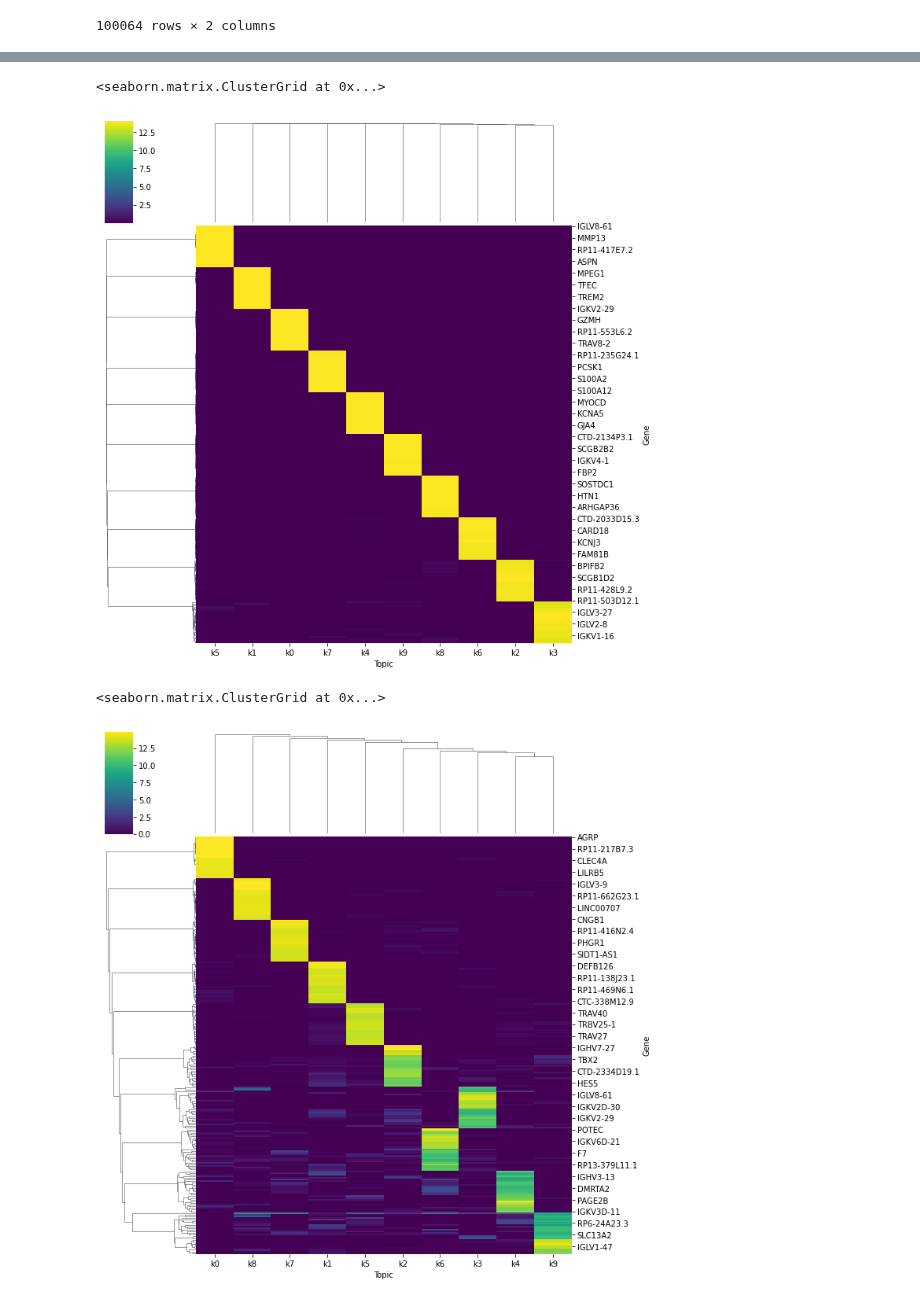
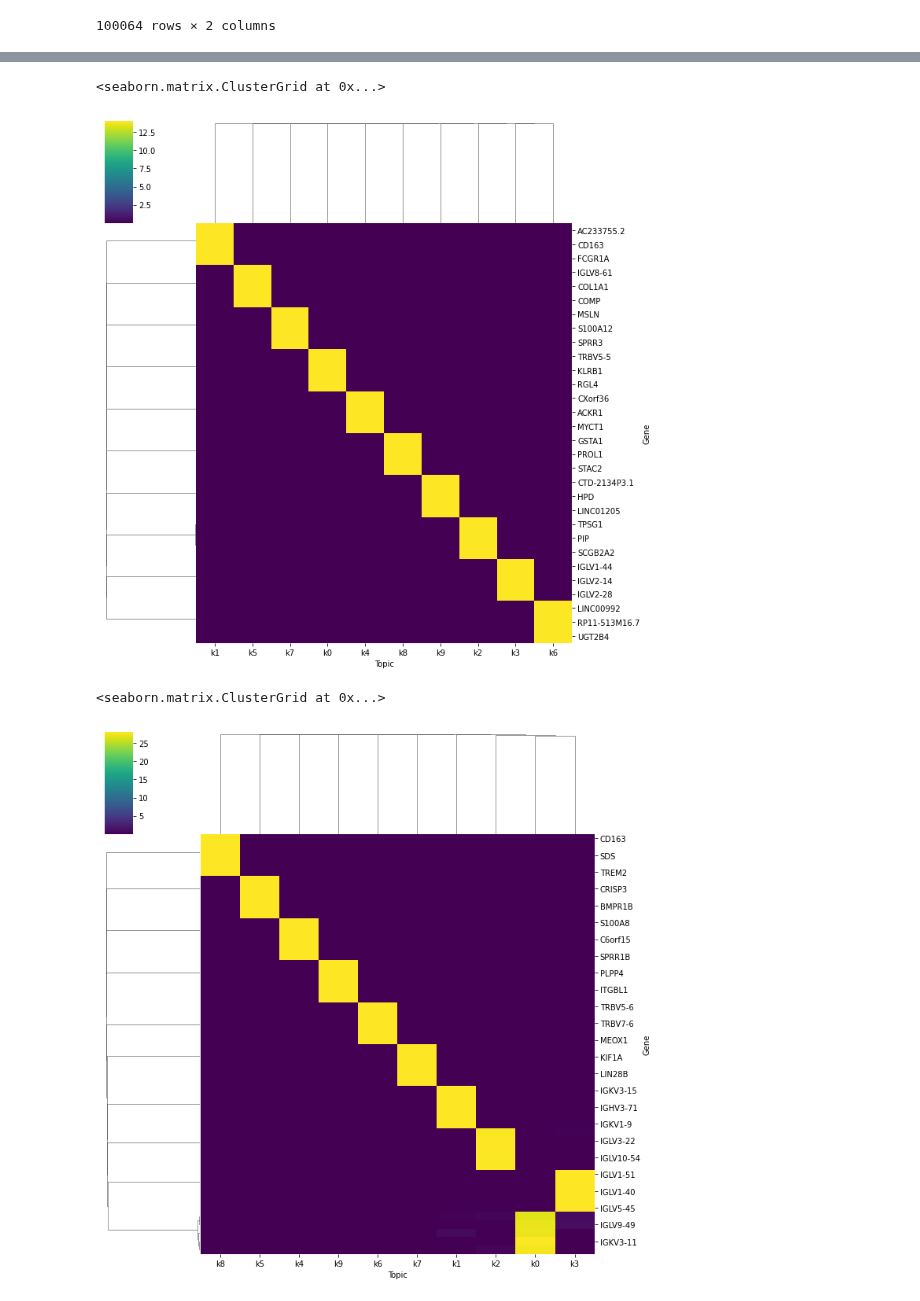
Before and after one commit to causalpathlab/asapp, a Jupyter notebook: asapp/Fig_1a_hbcc_data.ipynb, the cells around one changed output, grey strips where cells are left out. Drawn from its saved outputs; the diff is of its cells as text; code cells hidden in the pictures.

```diff
--- a/asapp/Fig_1a_hbcc_data.ipynb
+++ b/asapp/Fig_1a_hbcc_data.ipynb
@@ -187,17 +198,17 @@ Text(33.0, 0.5, 'bulk')
 # %%
-df_top = _topics_util.get_topic_top_genes(df_scbeta,top_n=25)
+df_top = _topics_util.get_topic_top_genes(df_scbeta,top_n=3)
 df_top = df_top.pivot(index='Topic',columns='Gene',values='Proportion')
 sns.clustermap(df_top.T,cmap='viridis')
 # %% [output]
 <seaborn.matrix.ClusterGrid at 0x...>
-[figure, old version]
+[figure, new version]
 # %%
-df_top = _topics_util.get_topic_top_genes(df_bbeta,top_n=25)
+df_top = _topics_util.get_topic_top_genes(df_bbeta,top_n=5)
 df_top = df_top.pivot(index='Topic',columns='Gene',values='Proportion')
 sns.clustermap(df_top.T,cmap='viridis')
 # %% [output]
 <seaborn.matrix.ClusterGrid at 0x...>
-[figure, old version]
+[figure, new version]
 # %%
 from sklearn.metrics.cluster import contingency_matrix
 df_rmatch = pd.DataFrame(contingency_matrix(df_umap.topic_sc,df_umap.topic_bulk))
```
Also changed, not shown: parts of 14 cells of this notebook, 15 other files.
